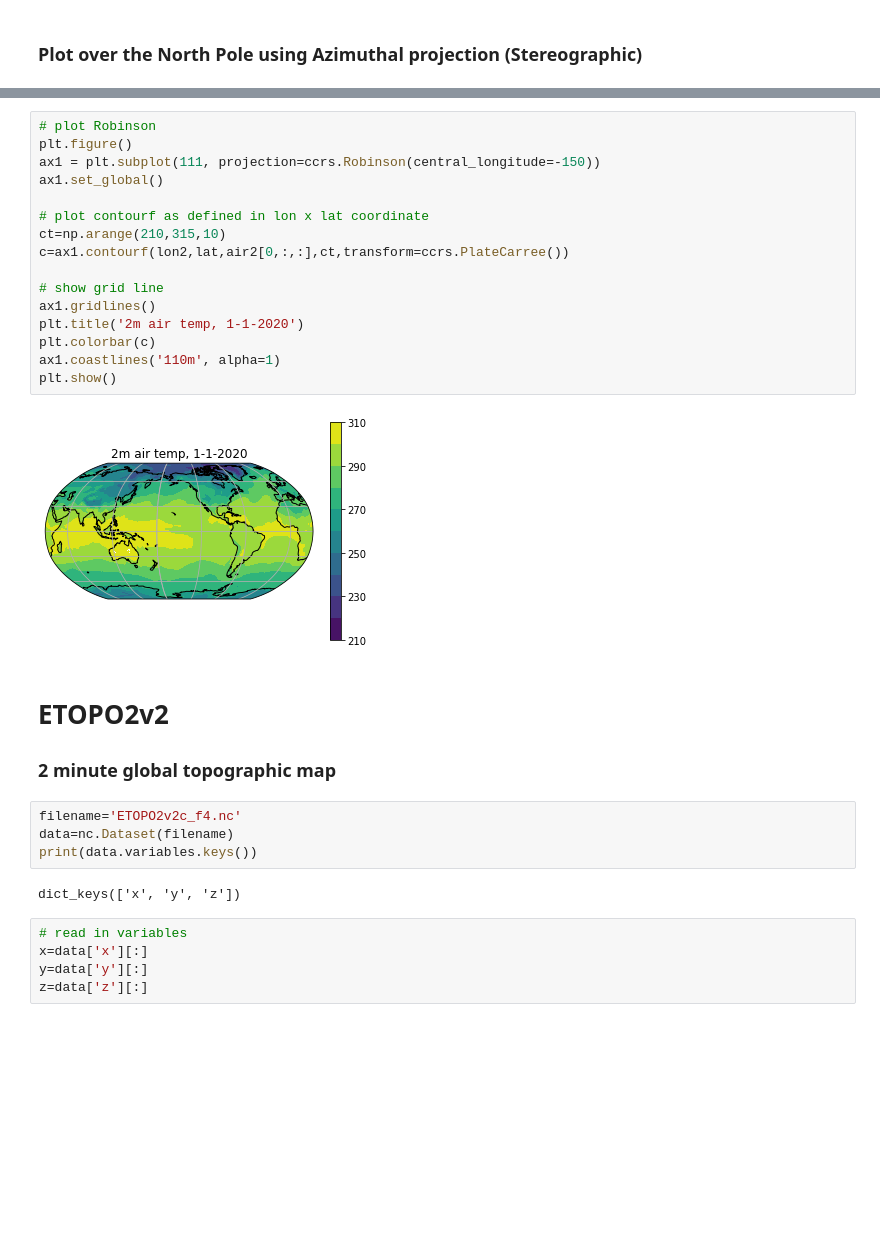
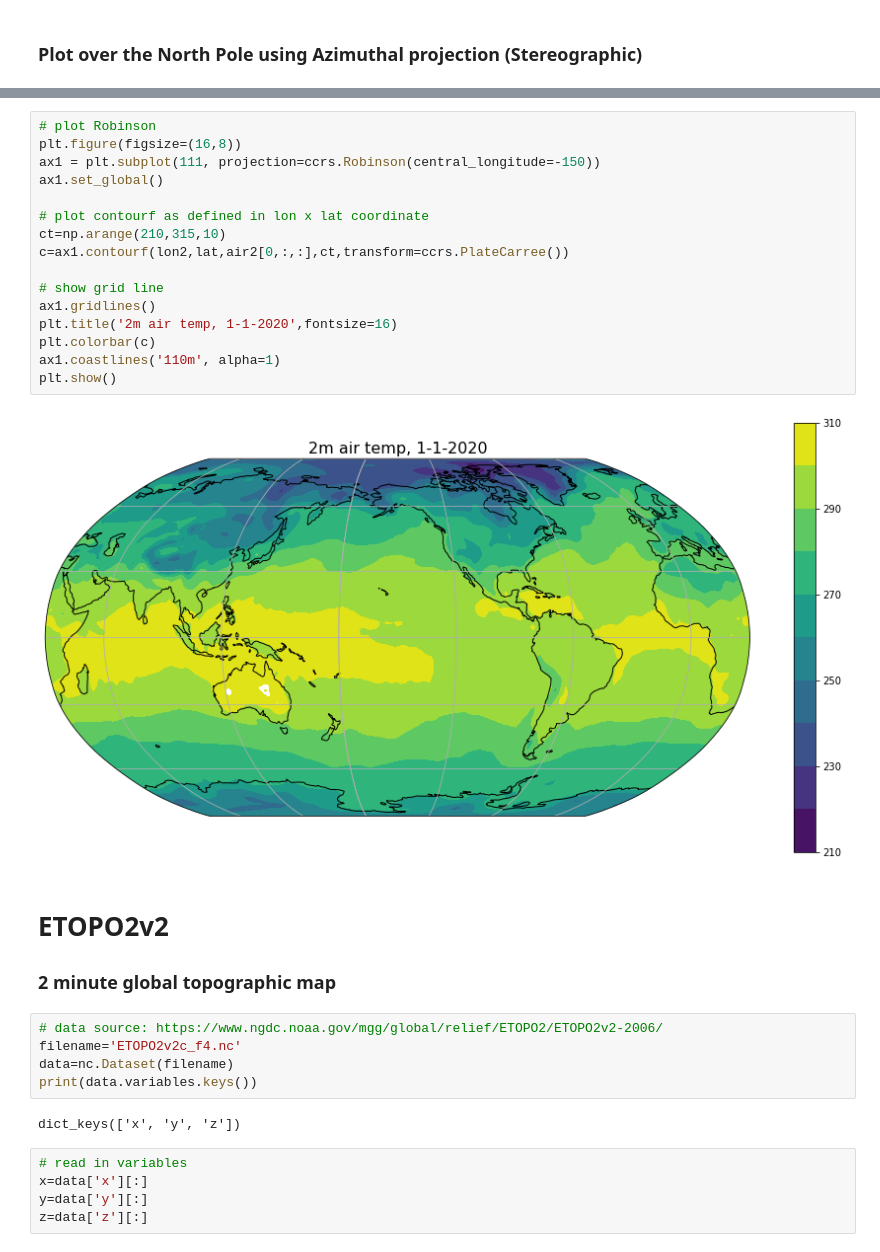
Before and after one commit to aarobel/PracticalCodingMath4EAS, a Jupyter notebook: Class7.ipynb, the cells around one changed output, grey strips where cells are left out. Saved outputs shown, nothing was run; the diff lists cells and outputs as text; blank space fills up the shorter version.

```diff
--- a/Class7.ipynb
+++ b/Class7.ipynb
@@ -73,25 +74,26 @@ plt.show()
 # %%
 # plot Robinson
-plt.figure()
+plt.figure(figsize=(16,8))
 ax1 = plt.subplot(111, projection=ccrs.Robinson(central_longitude=-150))
 ax1.set_global()
 
 # plot contourf as defined in lon x lat coordinate
 ct=np.arange(210,315,10)
 c=ax1.contourf(lon2,lat,air2[0,:,:],ct,transform=ccrs.PlateCarree())
 
 # show grid line
 ax1.gridlines()
-plt.title('2m air temp, 1-1-2020')
+plt.title('2m air temp, 1-1-2020',fontsize=16)
 plt.colorbar(c)
 ax1.coastlines('110m', alpha=1)
 plt.show()
 # %% [output]
-[figure, old version]
+[figure, new version]
 # %% [markdown]
 # ETOPO2v2
 ### 2 minute global topographic map
 # %%
+# data source: https://www.ngdc.noaa.gov/mgg/global/relief/ETOPO2/ETOPO2v2-2006/
 filename='ETOPO2v2c_f4.nc'
 data=nc.Dataset(filename)
 print(data.variables.keys())
```
Also changed, not shown: parts of 5 cells of this notebook.
